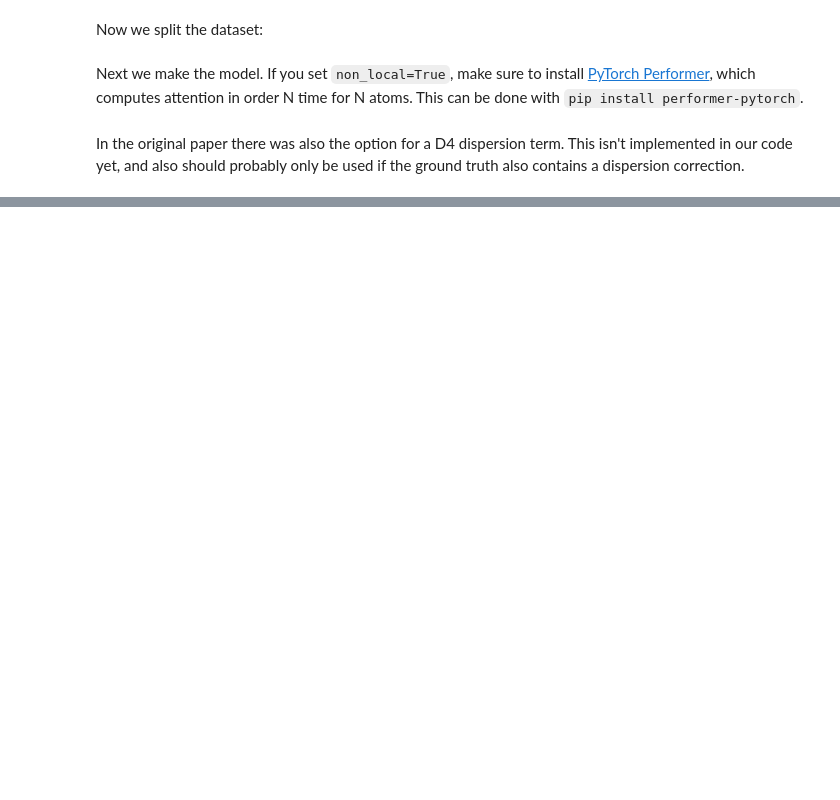
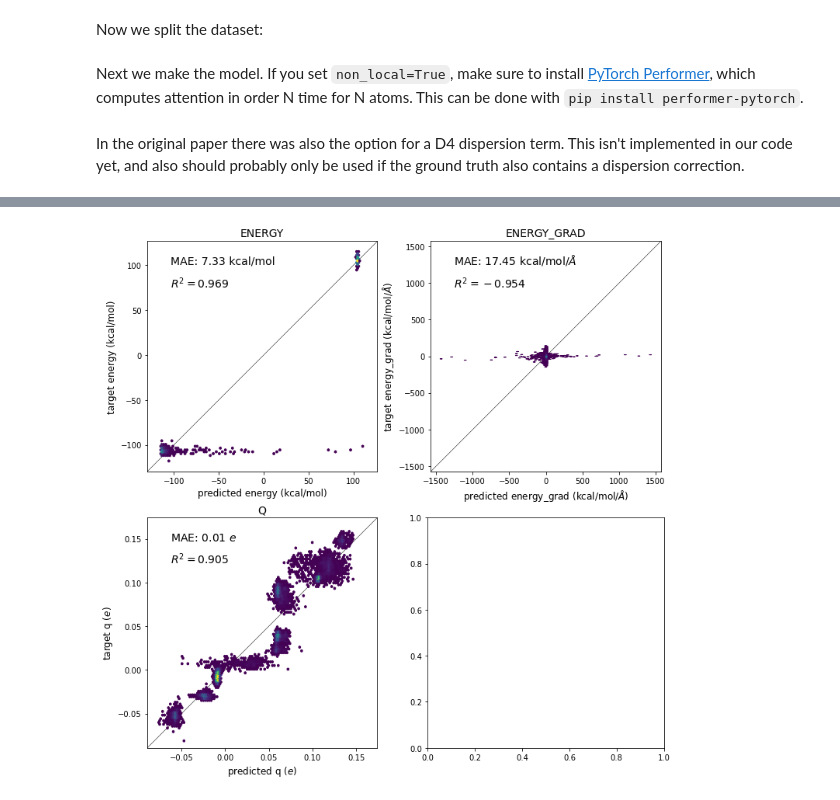
Before and after one commit to learningmatter-mit/NeuralForceField, a Jupyter notebook: tutorials/11_spooky_net.ipynb, the cells around one changed output, grey strips where cells are left out. Cells and saved outputs as stored; diff of their text form; code cells hidden in the pictures; blank space fills up the shorter version.

```diff
--- a/tutorials/11_spooky_net.ipynb
+++ b/tutorials/11_spooky_net.ipynb
@@ -74,8 +71,9 @@ train, val, test = split_train_validation_test(dataset,
 Next we make the model. If you set `non_local=True`, make sure to install [PyTorch Performer](https://github.com/lucidrains/performer-pytorch), which computes attention in order N time for N atoms. This can be done with `pip install performer-pytorch`.
 # %%
 modelparams = {
-              'output_keys': ['energy_0'],
-              'grad_keys': ['energy_0_grad'],
+              'output_keys': ['energy'],
+              'grad_keys': ['energy_grad'],
+
 
               # dimension of the features
               'feat_dim': 128,
@@ -93,17 +91,21 @@ modelparams = {
                'num_conv': 6,
 
                # maximum l in the spherical harmonics
+               # l_max = 2 (i.e. D spherical harmonics)
+               # are used in the original paper
                'l_max': 2,
 
                # number of layers in the residual block
                'residual_layers': 2,
 
                # Add nuclear repulsion to the outputs with these names
-               "add_nuc_keys": ['energy_0'],
+               "add_nuc_keys": ['energy'],
 
                # add atom point-charge electrostatics to the outputs
                # with these names
-               "add_elec_keys": ['energy_0']
+               "add_elec_keys": ['energy'],
+
+               "fast_feats": 128
 
               }
 
@@ -216,22 +209,0 @@ Check that the energies are invariant to rotations and that the gradients are eq
-# %%
-from numpy import cos, sin
-
-def make_rot(alpha, beta, gamma):
-    """
-    Make a general rotation matrix from angles alpha, beta and gamma
-    """
-    r = torch.Tensor([
-        [cos(alpha) * cos(beta),
-        cos(alpha) * sin(beta) * sin(gamma) - sin(alpha) * cos(gamma),
-        cos(alpha) * sin(beta) * cos(gamma) + sin(alpha) * sin(gamma)],
-        [sin(alpha) * cos(beta),
-        sin(alpha) * sin(beta) * sin(gamma) + cos(alpha) * cos(gamma),
-        sin(alpha) * sin(beta) * cos(gamma) - cos(alpha) * sin(gamma)],
-        [-sin(beta), cos(beta) * sin(gamma), cos(beta) * cos(gamma)]
-    ])
-
-    return r
-
-# test that an arbitrary rotation matrix is unitary
-r = make_rot(0.2, 0.1, 0.4)
-print(torch.matmul(r, r.transpose(0, 1)))
@@ -271,14 +224,14 @@ from sklearn.metrics import r2_score
 
 best_model = load_model(OUTDIR, modelparams, 'SpookyNet')
 results, targets, val_loss = evaluate(best_model,
-                                      test_loader,
+                                      val_loader,
                                       loss_fn,
                                       device=DEVICE)
 
 units = {
-    'energy_0': 'kcal/mol',
-    'energy_0_grad': r'kcal/mol/$\AA$',
-    'dipole_0': '$e \AA$'
+    'energy': 'kcal/mol',
+    'energy_grad': r'kcal/mol/$\AA$',
+    'q': '$e$'
 }
 
 fig, ax_figs = plt.subplots(2, 2, figsize=(12, 12))
@@ -300,30 +253,32 @@ for i, ax_fig in enumerate(ax_figs):
         targ = targ_fn(targets[key], dim=0).view(-1).detach().cpu().numpy()
 
         mae = abs(pred-targ).mean()
 
         ax.hexbin(pred, targ, mincnt=1)
 
         lim_min = min(np.min(pred), np.min(targ)) * 1.1
         lim_max = max(np.max(pred), np.max(targ)) * 1.1
 
         ax.set_xlim(lim_min, lim_max)
         ax.set_ylim(lim_min, lim_max)
         ax.set_aspect('equal')
 
         ax.plot((lim_min, lim_max),
                 (lim_min, lim_max),
                 color='#000000',
                 zorder=-1,
                 linewidth=0.5)
 
         r2 = r2_score(pred, targ)
 
         ax.set_title(key.upper(), fontsize=14)
         ax.set_xlabel('predicted %s (%s)' % (key, units[key]), fontsize=12)
         ax.set_ylabel('target %s (%s)' % (key, units[key]), fontsize=12)
         ax.text(0.1, 0.9, 'MAE: %.2f %s' % (mae, units[key]),
                transform=ax.transAxes, fontsize=14)
         ax.text(0.1, 0.8, '$R^2=%.3f$' % r2,
                transform=ax.transAxes, fontsize=14)
 
 plt.show()
+# %% [output]
+[figure, added]
```
Also changed, not shown: parts of 12 cells of this notebook.
